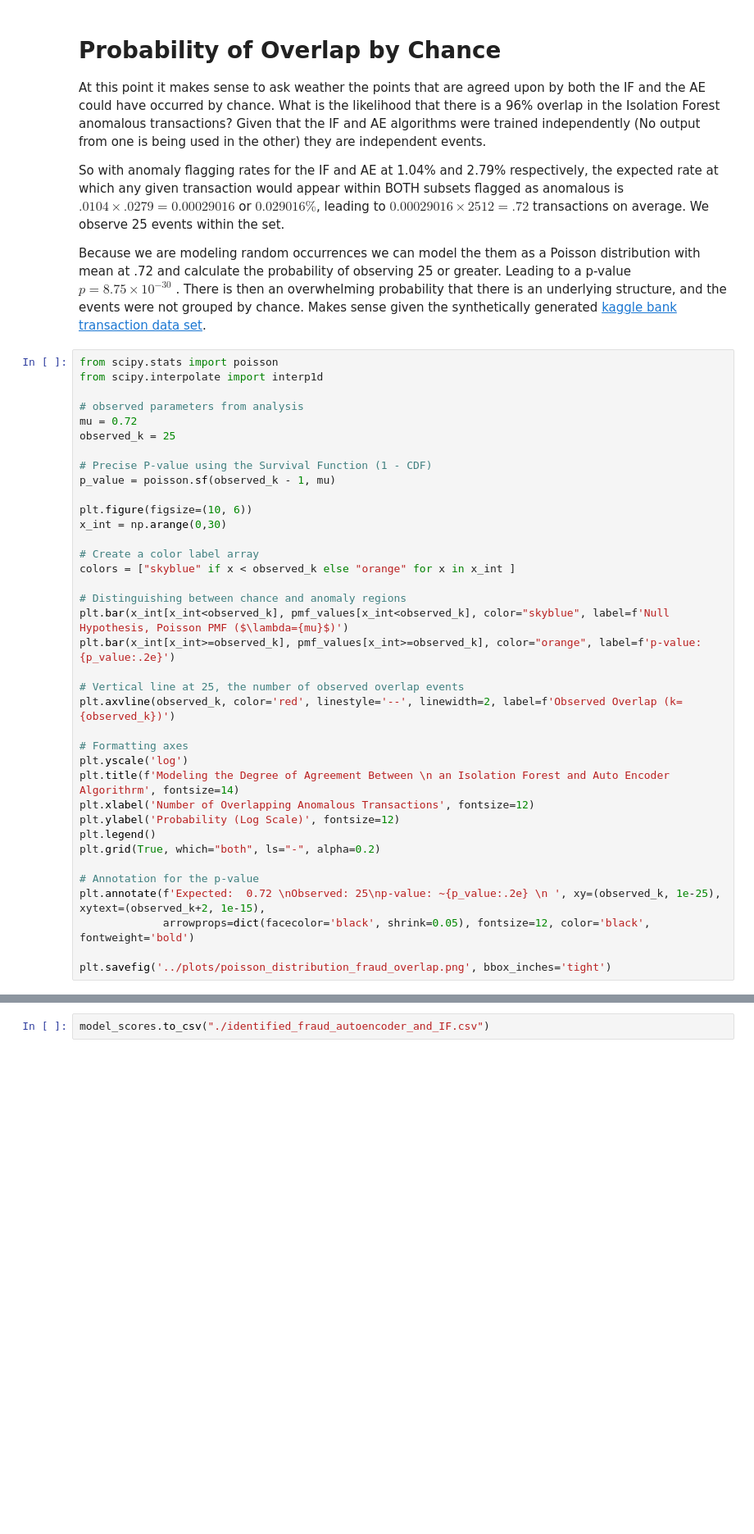
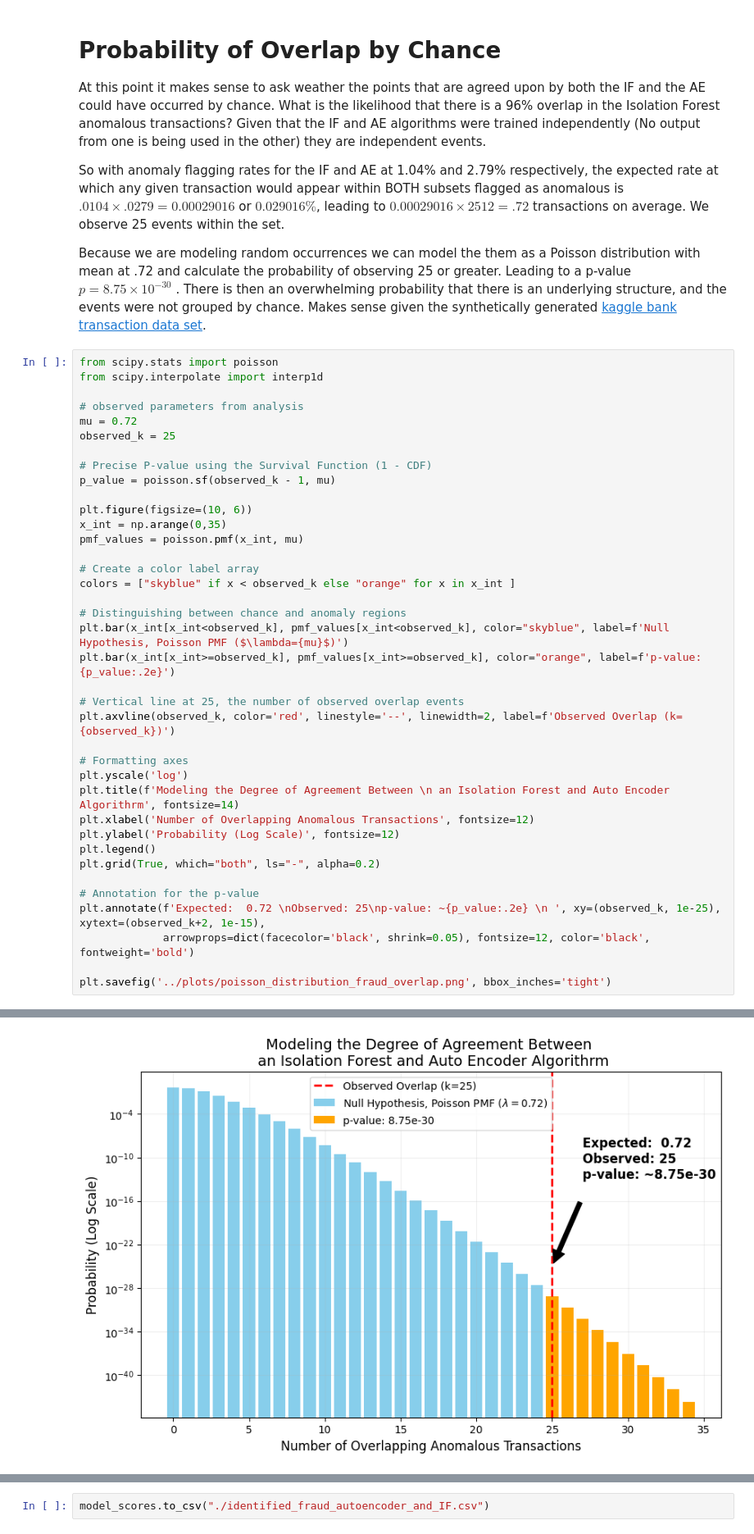
Before and after one commit to Jcardenas34/fraud_detection, a Jupyter notebook: notebooks/fraud_detection_isolation_forest.ipynb, the cells around one changed output, grey strips where cells are left out. Shown at 82% size. Cells and saved outputs as stored; diff of their text form; blank space fills up the shorter version.

Commit message:
bugfix: Extending range of poisson dist in IF analysis, adding pmf values

```diff
--- a/notebooks/fraud_detection_isolation_forest.ipynb
+++ b/notebooks/fraud_detection_isolation_forest.ipynb
@@ -248,7 +248,8 @@ observed_k = 25
 p_value = poisson.sf(observed_k - 1, mu)
 
 plt.figure(figsize=(10, 6))
-x_int = np.arange(0,30)
+x_int = np.arange(0,35)
+pmf_values = poisson.pmf(x_int, mu)
 
 # Create a color label array
 colors = ["skyblue" if x < observed_k else "orange" for x in x_int ]
@@ -279,3 +278,4 @@ NameError: name 'pmf_values' is not defined
+[figure, added]
 # %% [markdown]
 # Future work
 - Investigate the 25 transactions labeled as anomalous by both the IF and AE algorithms, what makes them anomalous?
```
Also changed, not shown: parts of 1 cell of this notebook.
